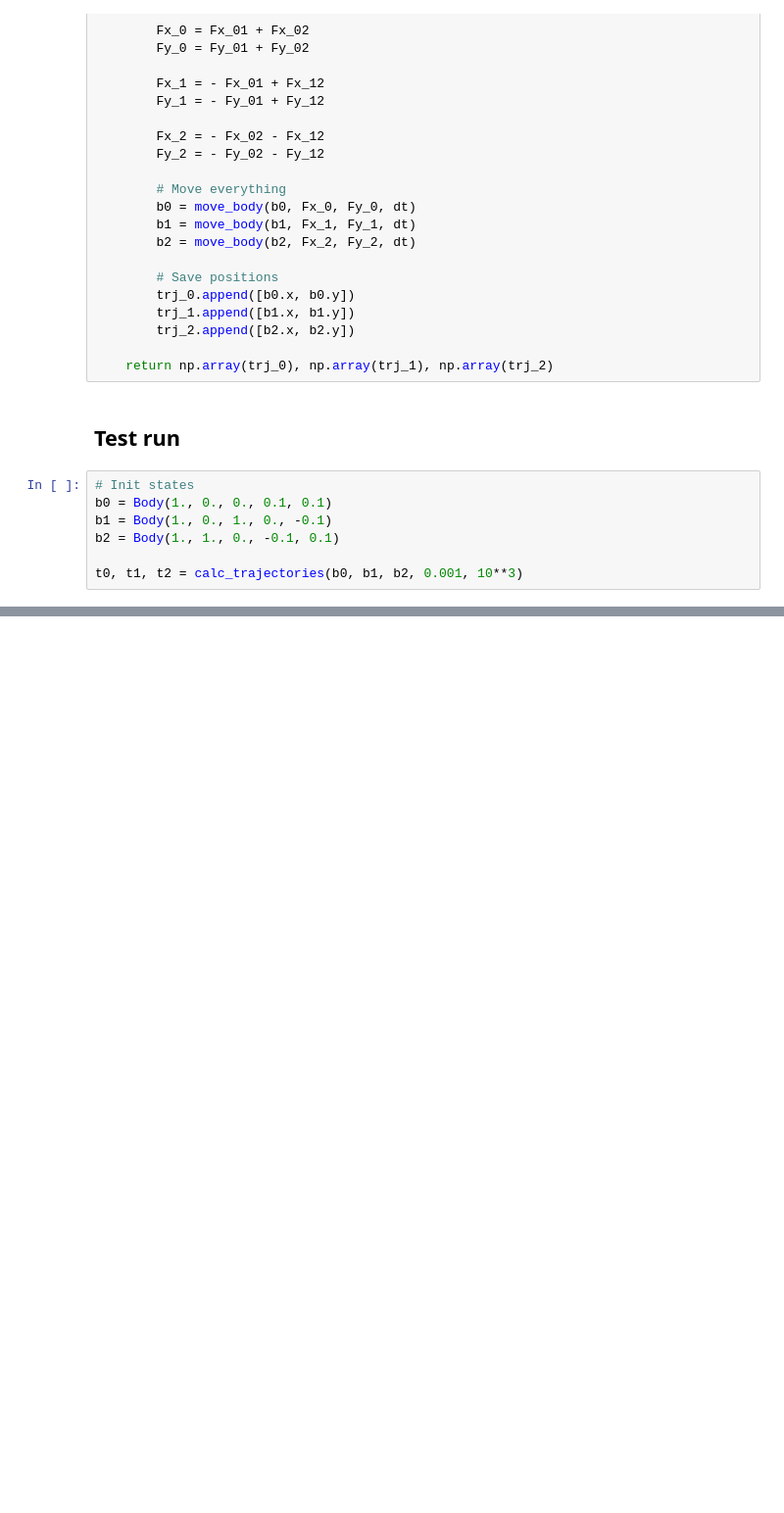
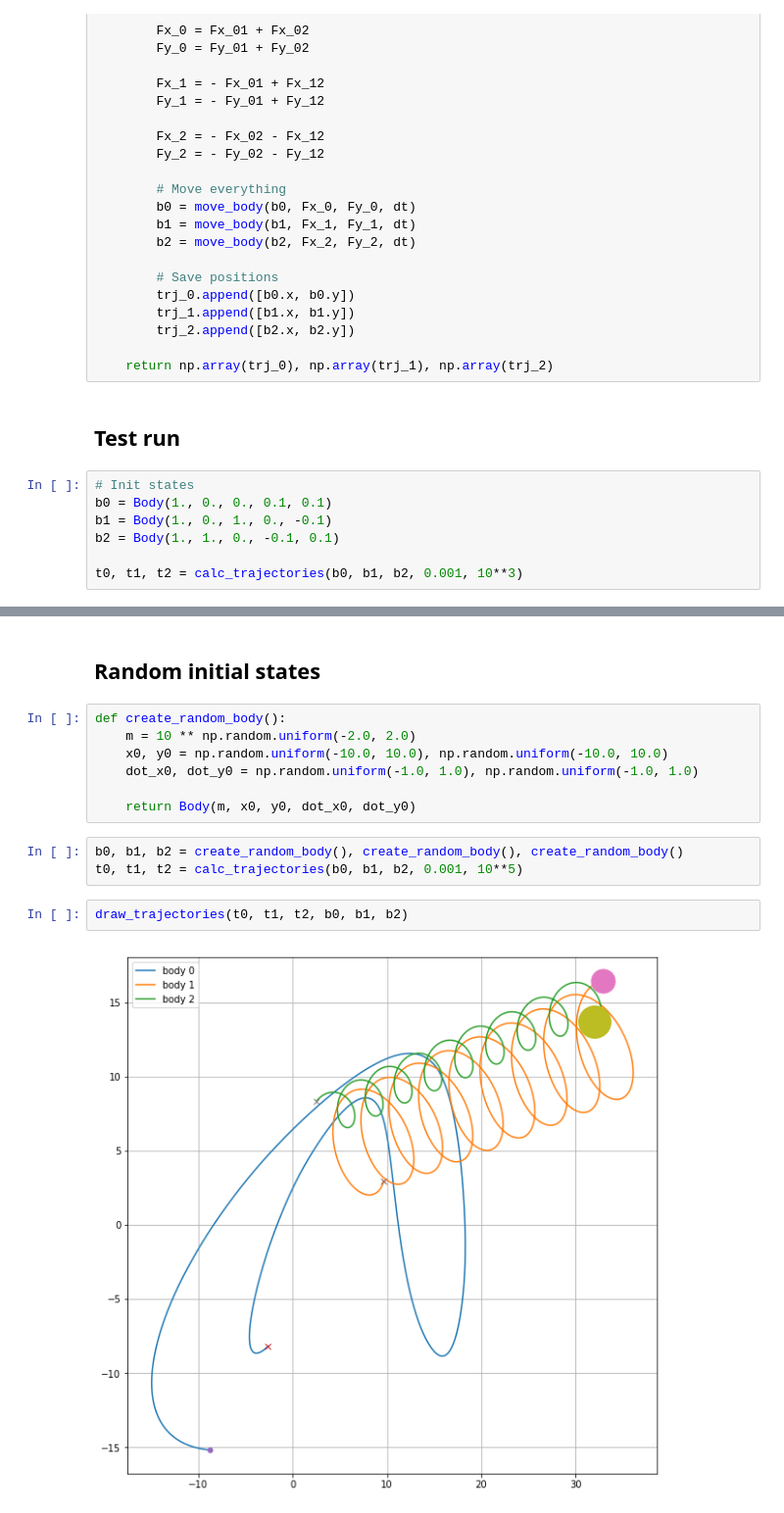
Before and after one commit to robolamp/3_body_problem_bot, a Jupyter notebook: 3_body_problem_physics_proof_of_concept.ipynb, the cells around one changed output, grey strips where cells are left out. Shown at 98% size. Drawn from its saved outputs; the diff is of its cells as text; blank space fills up the shorter version.

```diff
--- a/3_body_problem_physics_proof_of_concept.ipynb
+++ b/3_body_problem_physics_proof_of_concept.ipynb
@@ -112,0 +167,16 @@ plt.grid()
+# %% [markdown]
+## Random initial states
+# %%
+def create_random_body():
+    m = 10 ** np.random.uniform(-2.0, 2.0)
+    x0, y0 = np.random.uniform(-10.0, 10.0), np.random.uniform(-10.0, 10.0)
+    dot_x0, dot_y0 = np.random.uniform(-1.0, 1.0), np.random.uniform(-1.0, 1.0)
+
+    return Body(m, x0, y0, dot_x0, dot_y0)
+# %%
+b0, b1, b2 = create_random_body(), create_random_body(), create_random_body()
+t0, t1, t2 = calc_trajectories(b0, b1, b2, 0.001, 10**5)
+# %%
+draw_trajectories(t0, t1, t2, b0, b1, b2)
+# %% [output]
+[figure, added]
```
Also changed, not shown: parts of 4 cells of this notebook.
